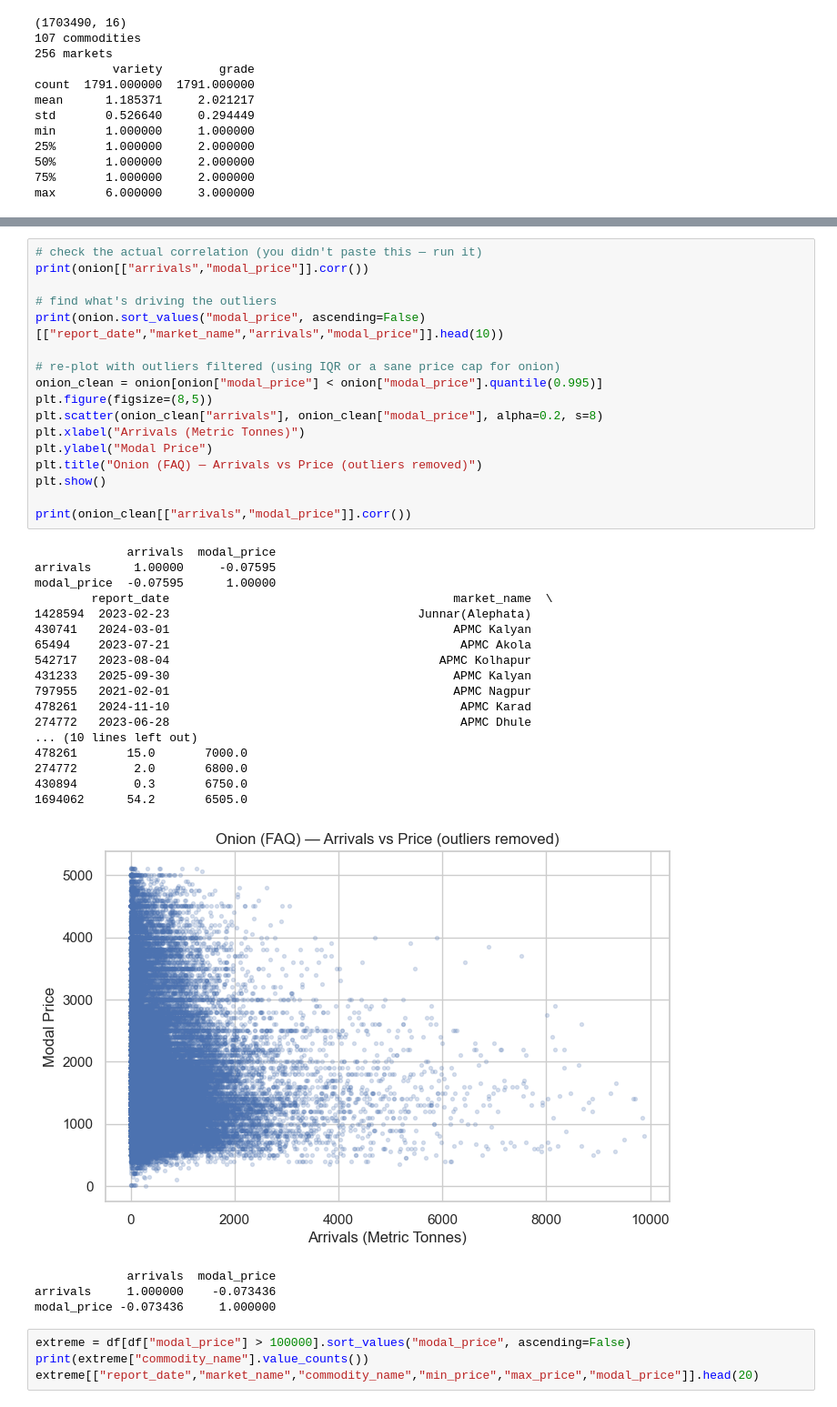
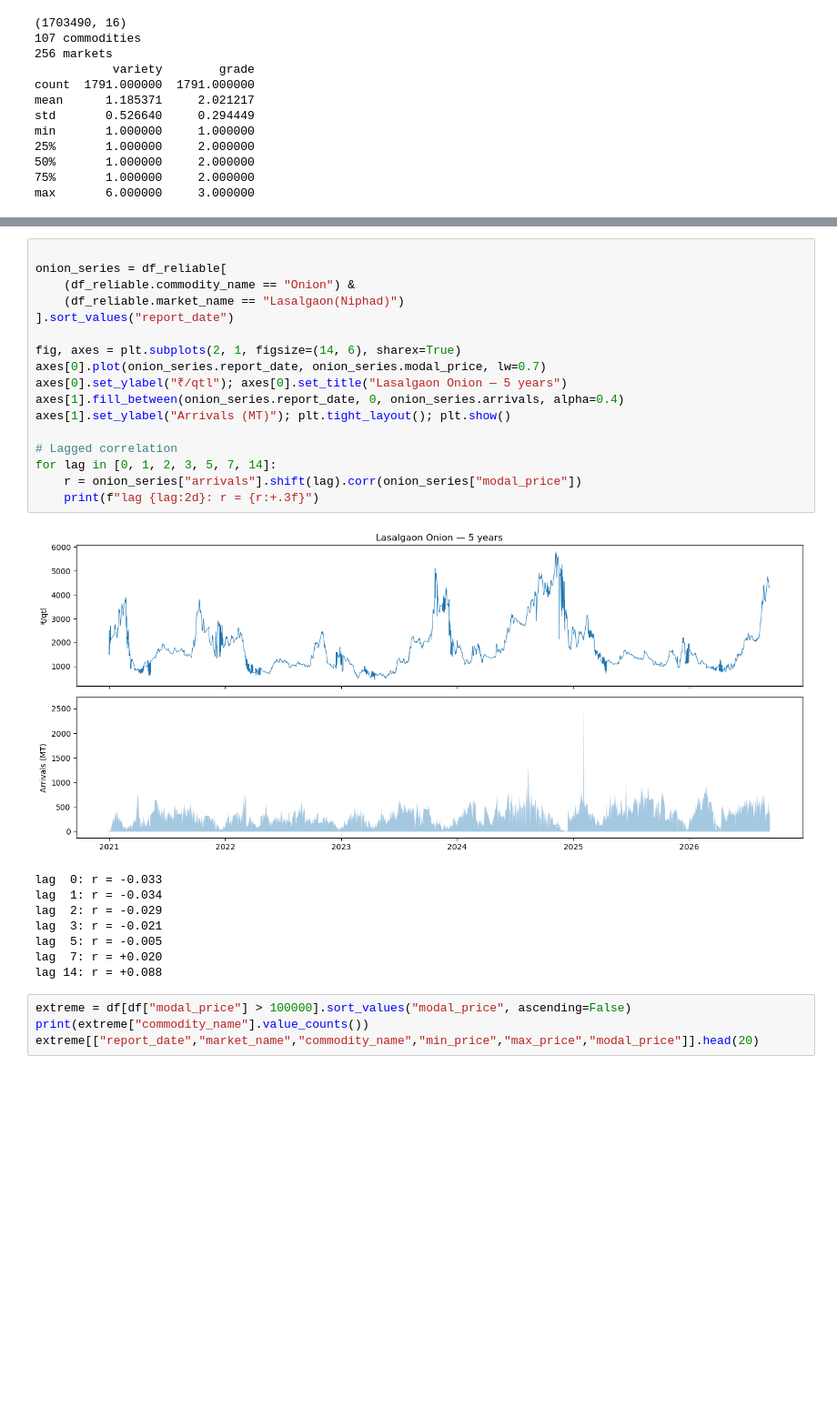
Before and after one commit to Harish115-dev/mitti_se_mandi, a Jupyter notebook: data/notebooks/01_eda.ipynb, the cells around one changed output, grey strips where cells are left out. Shown at 91% size. Saved outputs shown, nothing was run; the diff lists cells and outputs as text; blank space fills up the shorter version.

```diff
--- a/data/notebooks/01_eda.ipynb
+++ b/data/notebooks/01_eda.ipynb
@@ -375,44 +337,31 @@ print(onion[["arrivals","modal_price"]].corr())
 arrivals      1.00000     -0.07595
 modal_price  -0.07595      1.00000
 # %%
-# check the actual correlation (you didn't paste this — run it)
-print(onion[["arrivals","modal_price"]].corr())
 
-# find what's driving the outliers
-print(onion.sort_values("modal_price", ascending=False)[["report_date","market_name","arrivals","modal_price"]].head(10))
+onion_series = df_reliable[
+    (df_reliable.commodity_name == "Onion") &
+    (df_reliable.market_name == "Lasalgaon(Niphad)")
+].sort_values("report_date")
 
-# re-plot with outliers filtered (using IQR or a sane price cap for onion)
-onion_clean = onion[onion["modal_price"] < onion["modal_price"].quantile(0.995)]
-plt.figure(figsize=(8,5))
-plt.scatter(onion_clean["arrivals"], onion_clean["modal_price"], alpha=0.2, s=8)
-plt.xlabel("Arrivals (Metric Tonnes)")
-plt.ylabel("Modal Price")
-plt.title("Onion (FAQ) — Arrivals vs Price (outliers removed)")
-plt.show()
+fig, axes = plt.subplots(2, 1, figsize=(14, 6), sharex=True)
+axes[0].plot(onion_series.report_date, onion_series.modal_price, lw=0.7)
+axes[0].set_ylabel("₹/qtl"); axes[0].set_title("Lasalgaon Onion — 5 years")
+axes[1].fill_between(onion_series.report_date, 0, onion_series.arrivals, alpha=0.4)
+axes[1].set_ylabel("Arrivals (MT)"); plt.tight_layout(); plt.show()
 
-print(onion_clean[["arrivals","modal_price"]].corr())
+# Lagged correlation
+for lag in [0, 1, 2, 3, 5, 7, 14]:
+    r = onion_series["arrivals"].shift(lag).corr(onion_series["modal_price"])
+    print(f"lag {lag:2d}: r = {r:+.3f}")
 # %% [output]
+[figure, new version]
-             arrivals  modal_price
-arrivals      1.00000     -0.07595
-modal_price  -0.07595      1.00000
-        report_date                                        market_name  \
-1428594  2023-02-23                                   Junnar(Alephata)
-430741   2024-03-01                                        APMC Kalyan
-65494    2023-07-21                                         APMC Akola
-542717   2023-08-04                                      APMC Kolhapur
-431233   2025-09-30                                        APMC Kalyan
-797955   2021-02-01                                        APMC Nagpur
-478261   2024-11-10                                         APMC Karad
-274772   2023-06-28                                         APMC Dhule
-... (10 lines left out)
-478261       15.0       7000.0
-274772        2.0       6800.0
-430894        0.3       6750.0
-1694062      54.2       6505.0
+lag  0: r = -0.033
+lag  1: r = -0.034
+lag  2: r = -0.029
+lag  3: r = -0.021
+lag  5: r = -0.005
+lag  7: r = +0.020
+lag 14: r = +0.088
-[figure, old version]
-             arrivals  modal_price
-arrivals     1.000000    -0.073436
-modal_price -0.073436     1.000000
 # %%
 extreme = df[df["modal_price"] > 100000].sort_values("modal_price", ascending=False)
 print(extreme["commodity_name"].value_counts())
```
Also changed, not shown: parts of 12 cells of this notebook, 10 other files.
